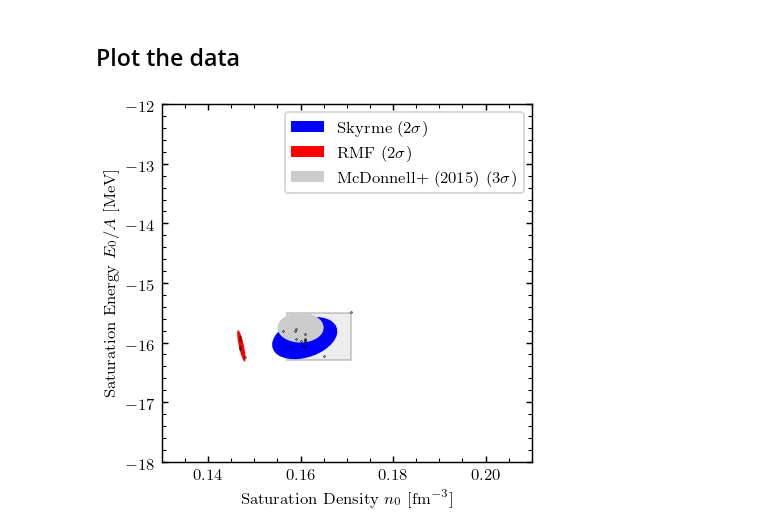
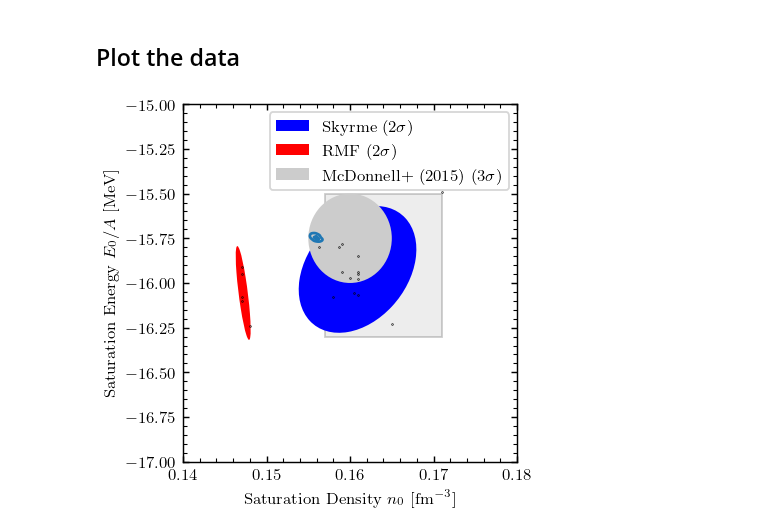
Before and after one commit to cdrischler/nuclear_saturation, a Jupyter notebook: saturation_overview.ipynb, the cells around one changed output. Cells and saved outputs as stored; diff of their text form; code cells hidden in the pictures.

Commit message:
Added contour plots for christan data samples and added the plot onto nuclear saturation plot

```diff
--- a/saturation_overview.ipynb
+++ b/saturation_overview.ipynb
@@ -13,7 +14,23 @@ data_skyrme=pd.read_csv("data/satpoints_skyrme.csv", comment="#", dtype=dtypes)
 data_skyrme["type"]="Skyrme"
 data_rmf=pd.read_csv("data/satpoints_rmf.csv", comment="#", dtype=dtypes)
 data_rmf["type"]="RMF"
-data=pd.concat([data_skyrme,data_rmf])
-data.tail()
+data_FC1=pd.read_csv("data/forChristan_samples1.csv",comment="#", names=["rho0","E/A"])
+data_FC2=pd.read_csv("data/forChristan_samples2.csv",comment="#", names=["rho0","E/A"])
+data_FC3=pd.read_csv("data/forChristan_samples3.csv",comment="#", names=["rho0","E/A"])
+data_FC1["type"]="FC1"
+data_FC2["type"]="FC2"
+data_FC3["type"]="FC3"
+data_FC1["Label"]="UNEDF"
+data_FC2["Label"]="UNEDF"
+data_FC3["Label"]="UNEDF"
+
+data=pd.concat([data_skyrme, data_rmf, data_FC1, data_FC2, data_FC3])
+
+
+
+
+
+
+data.tail(n=12)
 # %% [output]
 |  | Label | rho0 | E/A | type |
@@ -27,28 +51,45 @@ data.tail()
 # %%
 fig, ax = plt.subplots(1, 1, figsize=(8.6*cm, 8.2*cm), constrained_layout=True)
 
 legend_elements=[]
 for imodel,model in enumerate(("Skyrme", "RMF")):
     masked_data=data[data["type"]==model]
     color=colorset[imodel]
     confidence_ellipse(masked_data["rho0"], masked_data["E/A"],
                        ax, n_std=2.0, facecolor=color, show_scatter=True)
     legend_elements.append(Ellipse((0, 0), width=1, height=1, facecolor=color, label=f"{model} (2$\\sigma$)"))
 
+
+def plotkde(filename):
+    data1 = np.loadtxt(filename, delimiter=',', skiprows=1)
+    x1=[]
+    y1=[]
+    for values1 in data1:
+        x1.append(values1[0])
+        y1.append(values1[1])
+    sns.kdeplot(data=data1,x=x1,y=y1,fill=False,levels=[.68,.95])
+
+plotkde("data/forChristan_samples1.csv")
+#plotkde("data/forChristan_samples2.csv")
+#plotkde("data/forChristan_samples3.csv")
+
+
 plot_empirical_saturation(ax=ax, zorder=-3)
 
 color=facecolor="0.8"
 confidence_ellipse_mean_cov([np.mean([0.155,0.165]),np.mean([-16, -15.5])], np.diag([0.005,0.25])**2,
                             ax=ax, n_std=1, facecolor="0.8")
 legend_elements.append(Ellipse((0, 0), width=1, height=1, facecolor=color, label=f"McDonnell+ (2015) (3$\\sigma$)"))
 # 0.155 ≤ ρc ≤ 0.165 (fm−3 ); −16.0 ≤ E NM /A ≤ −15.5 (MeV);
 
 ax.legend(handles=legend_elements, loc='best')
 
-ax.set_xlim(0.13, 0.21)
-ax.set_ylim(-18, -12.)
+
+
+ax.set_xlim(0.14, 0.18)
+ax.set_ylim(-17, -15.)
 ax.set_xlabel('Saturation Density $n_0$ [fm$^{-3}$]')
 ax.set_ylabel('Saturation Energy $E_0/A$ [MeV]')
 fig.savefig("saturation.pdf")
 # %% [output]
-[figure, old version]
+[figure, new version]
```
Also changed, not shown: parts of 2 cells of this notebook, 3 other files.
